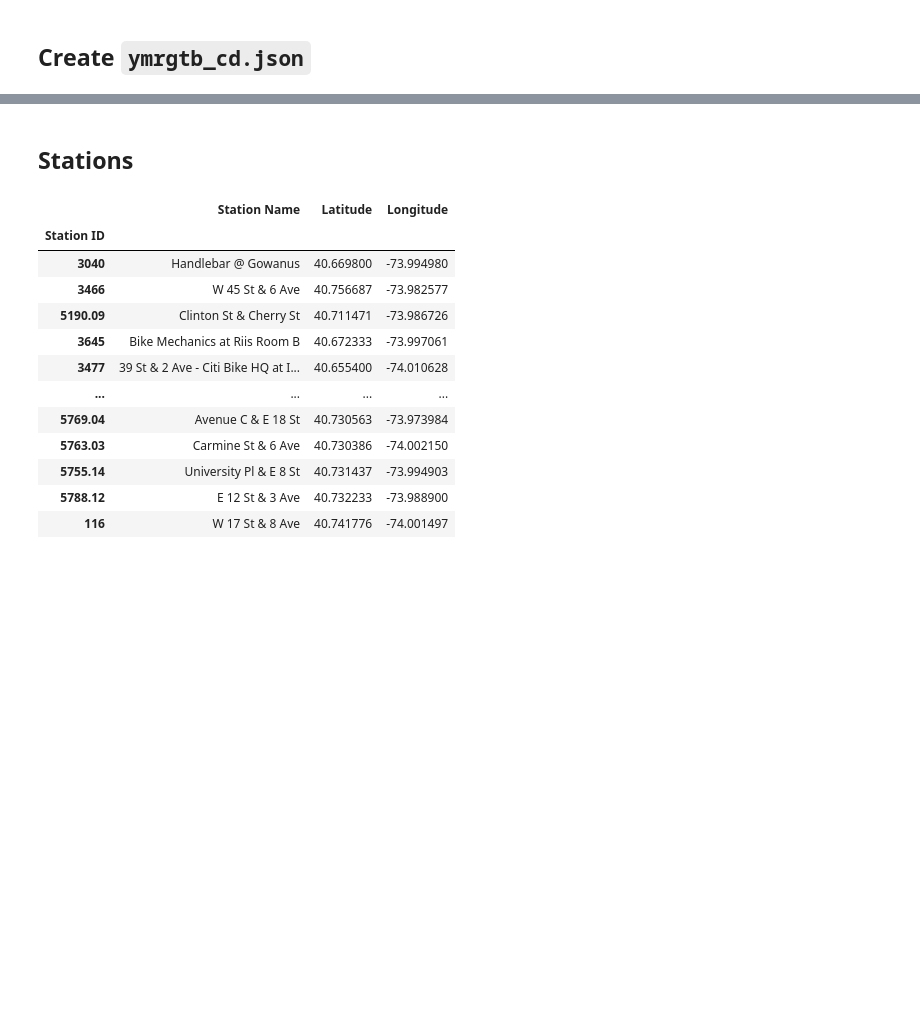
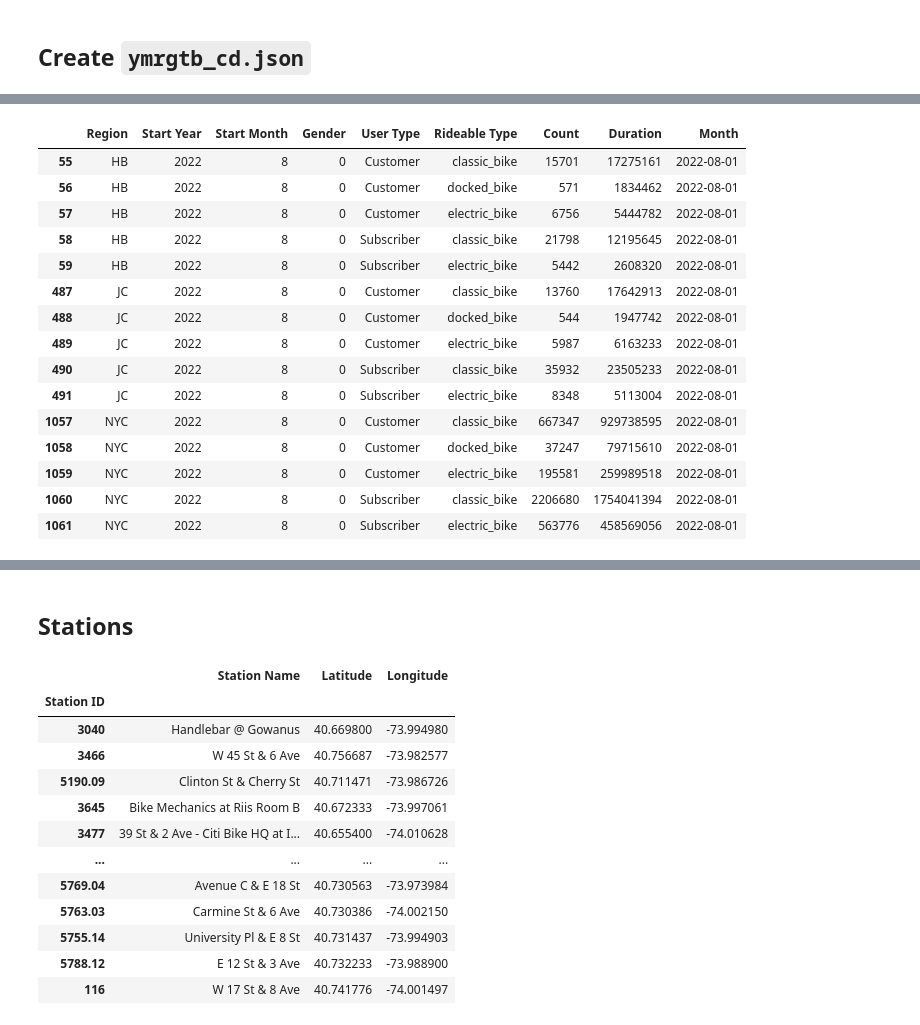
Before and after one commit to neighbor-ryan/ctbk.dev, a Jupyter notebook: join-station-hists.ipynb, the cells around one changed output, grey strips where cells are left out. Saved outputs shown, nothing was run; the diff lists cells and outputs as text; code cells hidden in the pictures; blank space fills up the shorter version.

```diff
--- a/join-station-hists.ipynb
+++ b/join-station-hists.ipynb
@@ -27,0 +134,19 @@ ymrgtb_cd
+# %%
+ymrgtb_cd[ymrgtb_cd.Month == to_dt('2022-08-01')]
+# %% [output]
+|  | Region | Start Year | Start Month | Gender | User Type | Rideable Type | Count | Duration | Month |
+| 55 | HB | 2022 | 8 | 0 | Customer | classic_bike | 15701 | 17275161 | 2022-08-01 |
+| 56 | HB | 2022 | 8 | 0 | Customer | docked_bike | 571 | 1834462 | 2022-08-01 |
+| 57 | HB | 2022 | 8 | 0 | Customer | electric_bike | 6756 | 5444782 | 2022-08-01 |
+| 58 | HB | 2022 | 8 | 0 | Subscriber | classic_bike | 21798 | 12195645 | 2022-08-01 |
+| 59 | HB | 2022 | 8 | 0 | Subscriber | electric_bike | 5442 | 2608320 | 2022-08-01 |
+| 487 | JC | 2022 | 8 | 0 | Customer | classic_bike | 13760 | 17642913 | 2022-08-01 |
+| 488 | JC | 2022 | 8 | 0 | Customer | docked_bike | 544 | 1947742 | 2022-08-01 |
+| 489 | JC | 2022 | 8 | 0 | Customer | electric_bike | 5987 | 6163233 | 2022-08-01 |
+| 490 | JC | 2022 | 8 | 0 | Subscriber | classic_bike | 35932 | 23505233 | 2022-08-01 |
+| 491 | JC | 2022 | 8 | 0 | Subscriber | electric_bike | 8348 | 5113004 | 2022-08-01 |
+| 1057 | NYC | 2022 | 8 | 0 | Customer | classic_bike | 667347 | 929738595 | 2022-08-01 |
+| 1058 | NYC | 2022 | 8 | 0 | Customer | docked_bike | 37247 | 79715610 | 2022-08-01 |
+| 1059 | NYC | 2022 | 8 | 0 | Customer | electric_bike | 195581 | 259989518 | 2022-08-01 |
+| 1060 | NYC | 2022 | 8 | 0 | Subscriber | classic_bike | 2206680 | 1754041394 | 2022-08-01 |
+| 1061 | NYC | 2022 | 8 | 0 | Subscriber | electric_bike | 563776 | 458569056 | 2022-08-01 |
```
Also changed, not shown: parts of 9 cells of this notebook.
